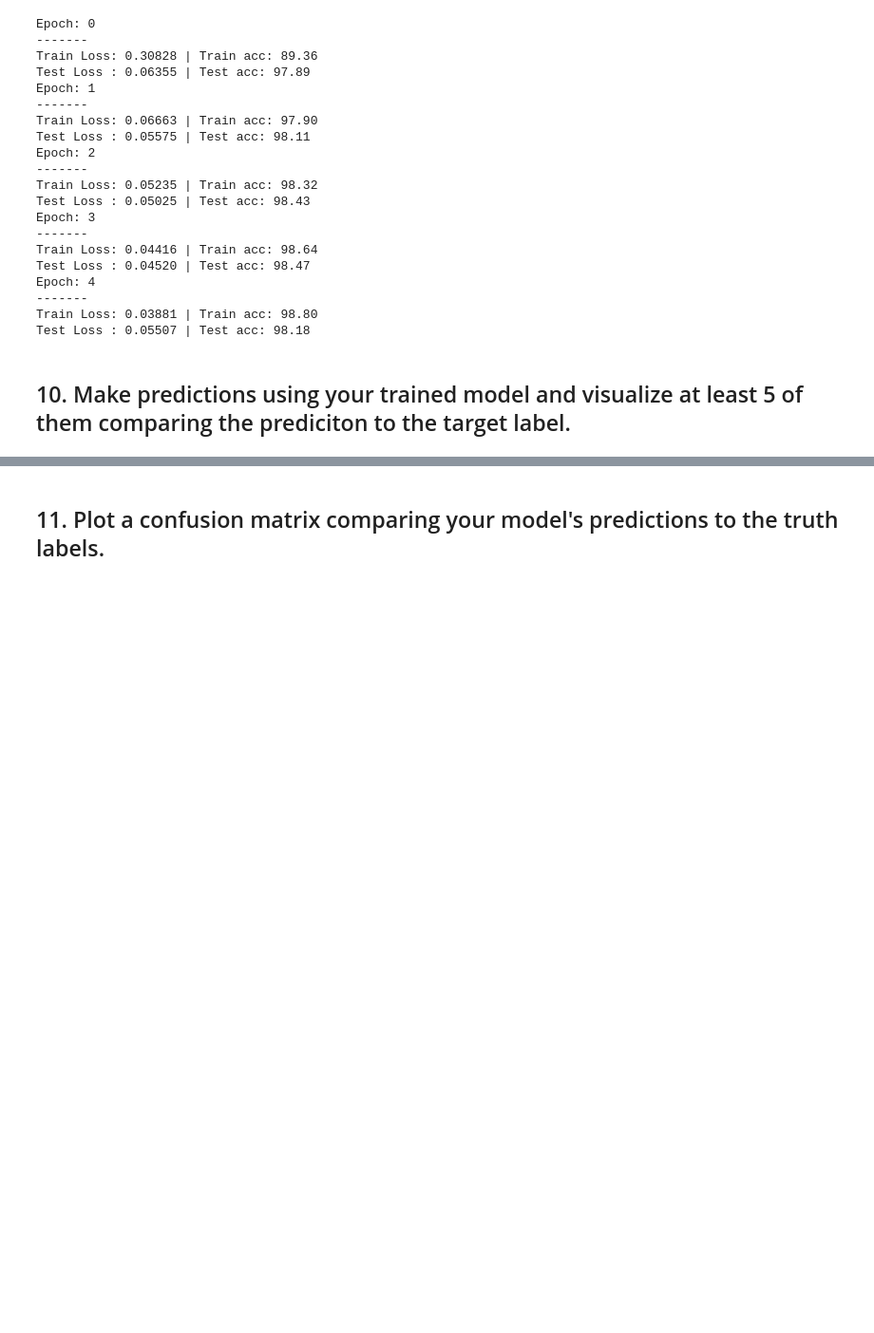
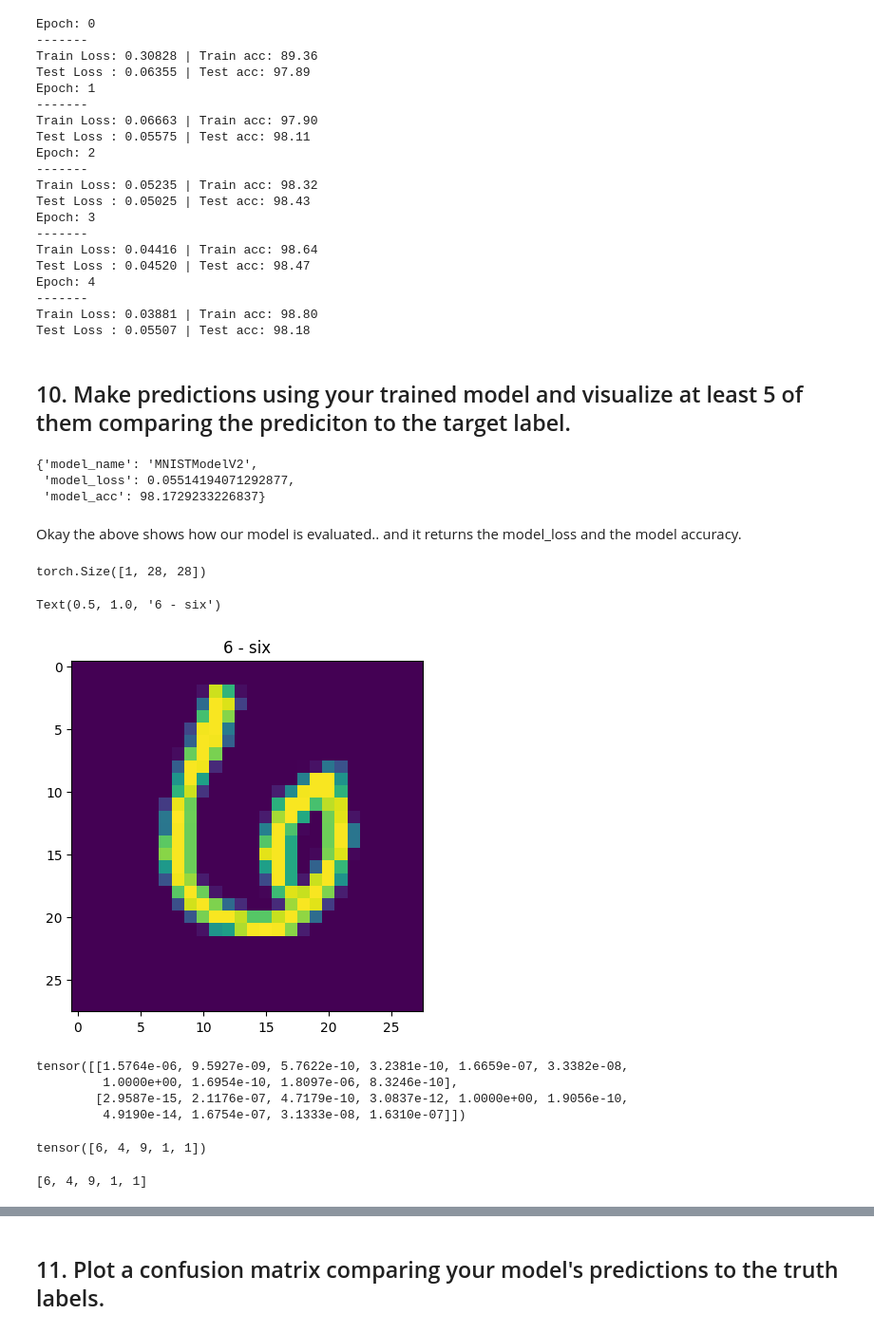
Before and after one commit to Datanerd97/PyTorch, a Jupyter notebook: extras/exercises/03_pytorch_computer_vision_exercises.ipynb, the cells around one changed output, grey strips where cells are left out. Shown: that part at 95% size. Cells and saved outputs as stored; diff of their text form; code cells hidden in the pictures; blank space fills up the shorter version.

```diff
--- a/extras/exercises/03_pytorch_computer_vision_exercises.ipynb
+++ b/extras/exercises/03_pytorch_computer_vision_exercises.ipynb
@@ -461,3 +490,11 @@ model_2_results = eval_model(
     loss_fn = loss_fn,
     accuracy_fn = accuracy_fn,
 )
+
+model_2_results
+# %% [output]
+{'model_name': 'MNISTModelV2',
+ 'model_loss': 0.05514194071292877,
+ 'model_acc': 98.1729233226837}
+# %% [markdown]
+Okay the above shows how our model is evaluated.. and it returns the model_loss and the model accuracy.
@@ -463,0 +524,44 @@ model_2_results = eval_model(
+# %%
+import random
+#random.seed(42)
+test_samples = []
+test_labels = []
+
+for sample,label in random.sample(list(testing_data),k = 5):
+  test_samples.append(sample)
+  test_labels.append(label)
+
+
+# View the first sample shape
+test_samples[0].shape
+# %% [output]
+torch.Size([1, 28, 28])
+# %%
+# Plot the first digit just in case..
+plt.imshow(test_samples[0].squeeze())
+plt.title(class_names[test_labels[0]])
+# %% [output]
+Text(0.5, 1.0, '6 - six')
+[figure, added]
+# %%
+# make Predictions
+pred_probs = make_predictions(model = model_2,
+                              data = test_samples)
+
+# View first two prediction probabilities
+pred_probs[:2]
+# %% [output]
+tensor([[1.5764e-06, 9.5927e-09, 5.7622e-10, 3.2381e-10, 1.6659e-07, 3.3382e-08,
+         1.0000e+00, 1.6954e-10, 1.8097e-06, 8.3246e-10],
+        [2.9587e-15, 2.1176e-07, 4.7179e-10, 3.0837e-12, 1.0000e+00, 1.9056e-10,
+         4.9190e-14, 1.6754e-07, 3.1333e-08, 1.6310e-07]])
+# %%
+pred_classes = pred_probs.argmax(dim = 1) # Takes argmax takes the index..
+
+pred_classes
+# %% [output]
+tensor([6, 4, 9, 1, 1])
+# %%
+test_labels
+# %% [output]
+[6, 4, 9, 1, 1]
```
Also changed, not shown: parts of 7 cells of this notebook.
